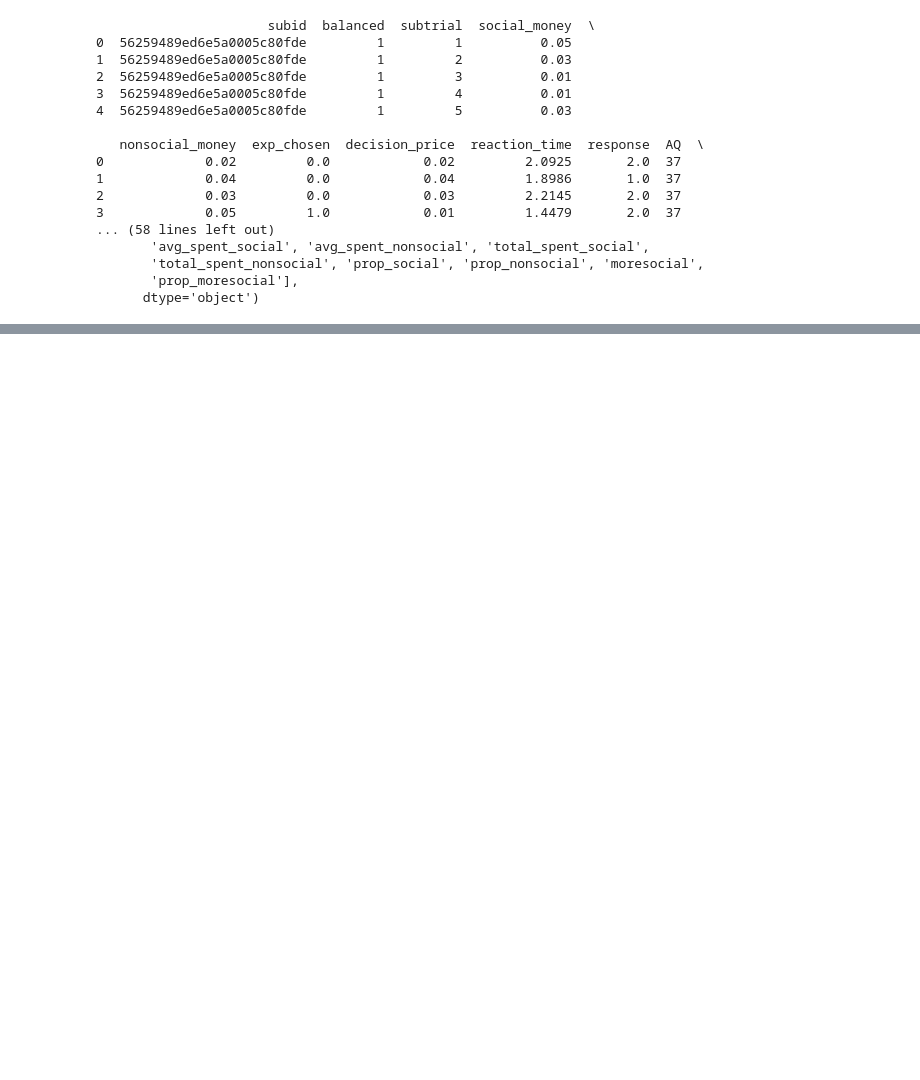
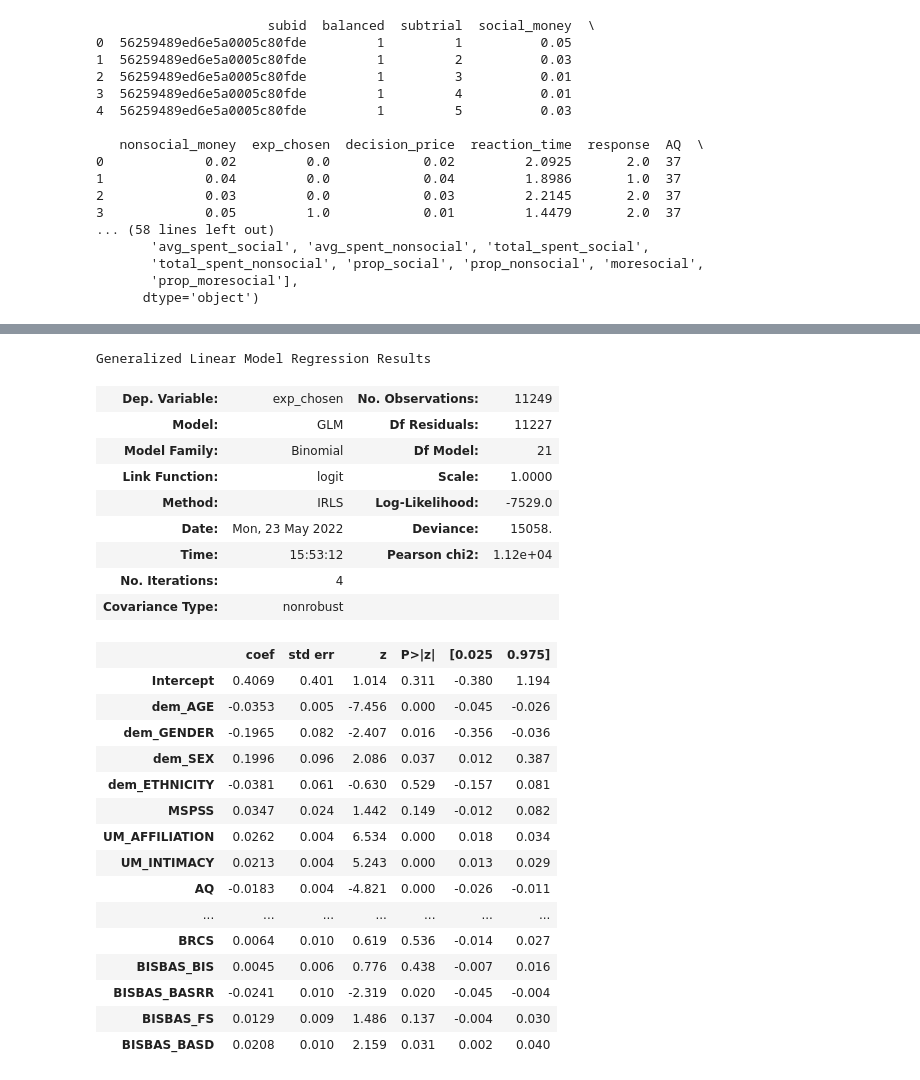
Before and after one commit to fareri-lab/WTP_CardTask, a Jupyter notebook: APS/APS_results/WTP_HLM.ipynb, the cells around one changed output, grey strips where cells are left out. Cells and saved outputs as stored; diff of their text form; code cells hidden in the pictures; blank space fills up the shorter version.

```diff
--- a/APS/APS_results/WTP_HLM.ipynb
+++ b/APS/APS_results/WTP_HLM.ipynb
@@ -121,4 +271,32 @@ get_stats()
 # %%
-x_columns.extend(coping)
-get_stats()
+# add reward sensitivity
+model = smf.glm('exp_chosen ~ dem_AGE + dem_GENDER+ dem_SEX+ dem_ETHNICITY + %s + %s + %s +%s +%s +%s' %(sociability, mentalizing, solitude, dep_anx,coping,reward), family= sm.families.Binomial(),data=data).fit()
+model.summary()
+# %% [output]
+Generalized Linear Model Regression Results
+| Dep. Variable: | exp_chosen | No. Observations: | 11249 |
+| Model: | GLM | Df Residuals: | 11227 |
+| Model Family: | Binomial | Df Model: | 21 |
+| Link Function: | logit | Scale: | 1.0000 |
+| Method: | IRLS | Log-Likelihood: | -7529.0 |
+| Date: | Mon, 23 May 2022 | Deviance: | 15058. |
+| Time: | 15:53:12 | Pearson chi2: | 1.12e+04 |
+| No. Iterations: | 4 |  |  |
+| Covariance Type: | nonrobust |  |  |
+|  | coef | std err | z | P>|z| | [0.025 | 0.975] |
+| Intercept | 0.4069 | 0.401 | 1.014 | 0.311 | -0.380 | 1.194 |
+| dem_AGE | -0.0353 | 0.005 | -7.456 | 0.000 | -0.045 | -0.026 |
+| dem_GENDER | -0.1965 | 0.082 | -2.407 | 0.016 | -0.356 | -0.036 |
+| dem_SEX | 0.1996 | 0.096 | 2.086 | 0.037 | 0.012 | 0.387 |
+| dem_ETHNICITY | -0.0381 | 0.061 | -0.630 | 0.529 | -0.157 | 0.081 |
+| MSPSS | 0.0347 | 0.024 | 1.442 | 0.149 | -0.012 | 0.082 |
+| UM_AFFILIATION | 0.0262 | 0.004 | 6.534 | 0.000 | 0.018 | 0.034 |
+| UM_INTIMACY | 0.0213 | 0.004 | 5.243 | 0.000 | 0.013 | 0.029 |
+| AQ | -0.0183 | 0.004 | -4.821 | 0.000 | -0.026 | -0.011 |
+| ... | ... | ... | ... | ... | ... | ... |
+| BRCS | 0.0064 | 0.010 | 0.619 | 0.536 | -0.014 | 0.027 |
+| BISBAS_BIS | 0.0045 | 0.006 | 0.776 | 0.438 | -0.007 | 0.016 |
+| BISBAS_BASRR | -0.0241 | 0.010 | -2.319 | 0.020 | -0.045 | -0.004 |
+| BISBAS_FS | 0.0129 | 0.009 | 1.486 | 0.137 | -0.004 | 0.030 |
+| BISBAS_BASD | 0.0208 | 0.010 | 2.159 | 0.031 | 0.002 | 0.040 |
 # %%
```
Also changed, not shown: parts of 12 cells of this notebook.
